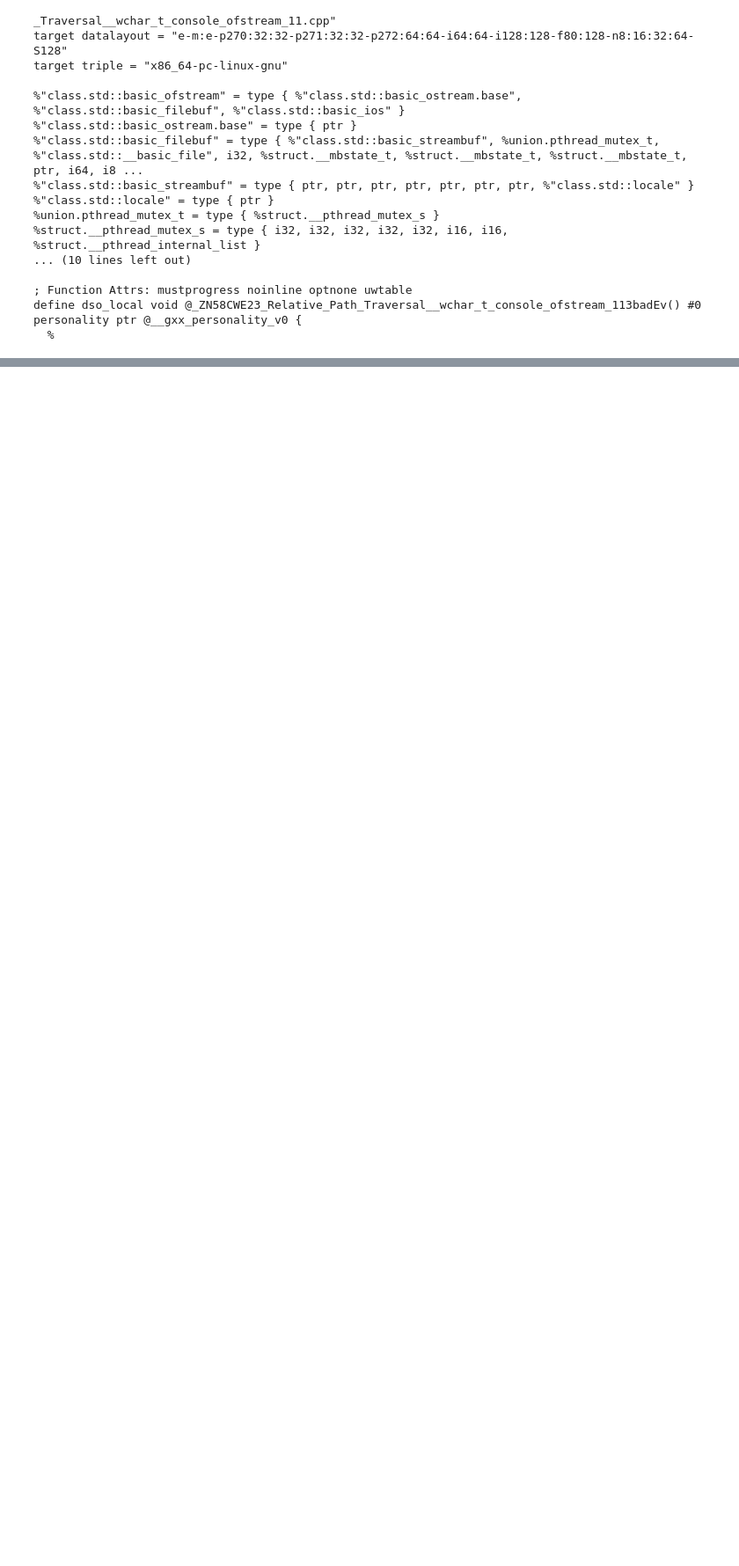
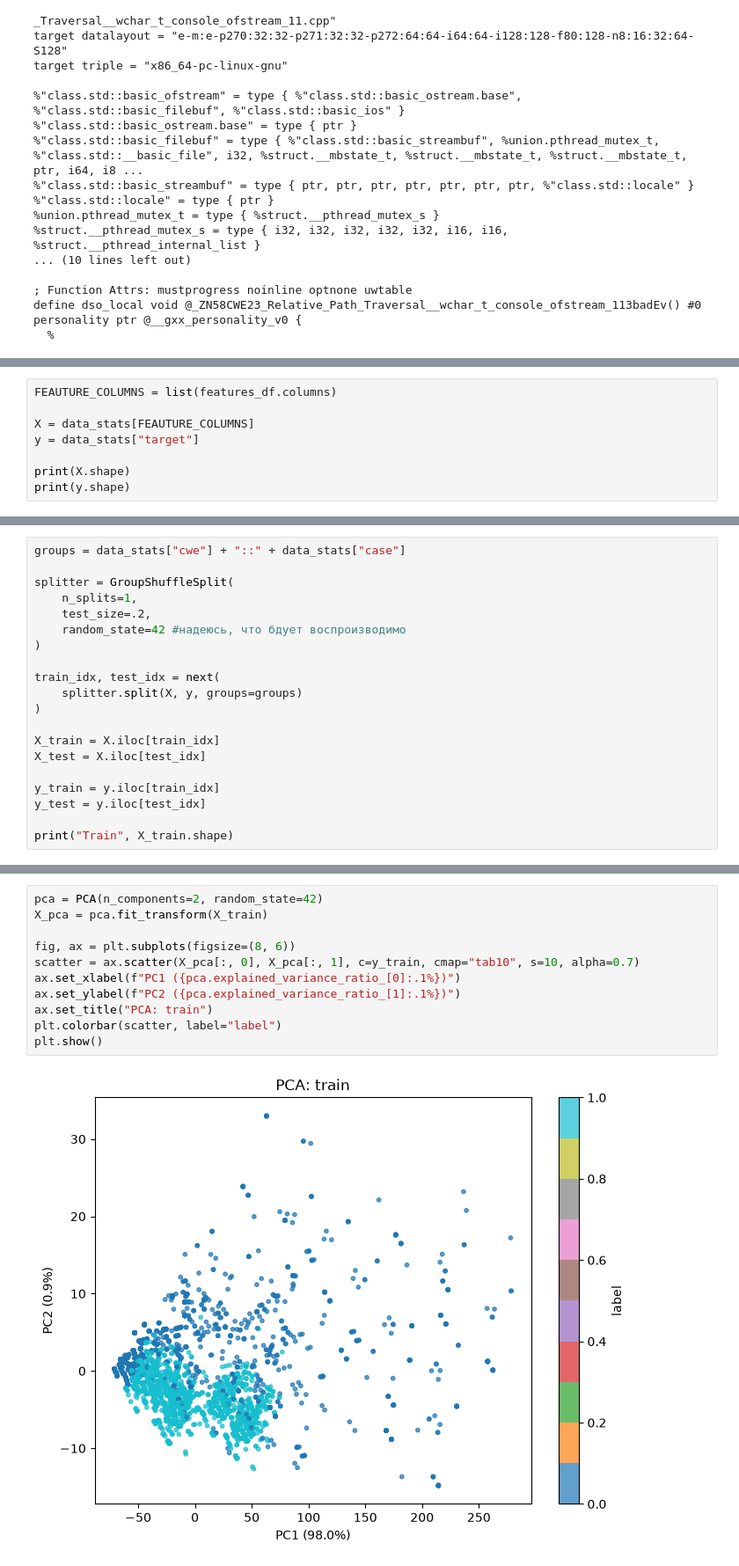
Before and after one commit to TimurGilmutpr/ml-guided-static-analysis, a Jupyter notebook: ML_part.ipynb, the cells around one changed output, grey strips where cells are left out. Shown at 88% size. Saved outputs shown, nothing was run; the diff lists cells and outputs as text; blank space fills up the shorter version.

```diff
--- a/ML_part.ipynb
+++ b/ML_part.ipynb
@@ -77,0 +290,8 @@ define dso_local void @_ZN58CWE23_Relative_Path_Traversal__wchar_t_console_ofstr
+# %%
+FEAUTURE_COLUMNS = list(features_df.columns)
+
+X = data_stats[FEAUTURE_COLUMNS]
+y = data_stats["target"]
+
+print(X.shape)
+print(y.shape)
@@ -77,0 +303,20 @@ define dso_local void @_ZN58CWE23_Relative_Path_Traversal__wchar_t_console_ofstr
+# %%
+groups = data_stats["cwe"] + "::" + data_stats["case"]
+
+splitter = GroupShuffleSplit(
+    n_splits=1,
+    test_size=.2,
+    random_state=42 #надеюсь, что бдует воспроизводимо
+)
+
+train_idx, test_idx = next(
+    splitter.split(X, y, groups=groups)
+)
+
+X_train = X.iloc[train_idx]
+X_test = X.iloc[test_idx]
+
+y_train = y.iloc[train_idx]
+y_test = y.iloc[test_idx]
+
+print("Train", X_train.shape)
@@ -77,0 +325,13 @@ define dso_local void @_ZN58CWE23_Relative_Path_Traversal__wchar_t_console_ofstr
+# %%
+pca = PCA(n_components=2, random_state=42)
+X_pca = pca.fit_transform(X_train)
+
+fig, ax = plt.subplots(figsize=(8, 6))
+scatter = ax.scatter(X_pca[:, 0], X_pca[:, 1], c=y_train, cmap="tab10", s=10, alpha=0.7)
+ax.set_xlabel(f"PC1 ({pca.explained_variance_ratio_[0]:.1%})")
+ax.set_ylabel(f"PC2 ({pca.explained_variance_ratio_[1]:.1%})")
+ax.set_title("PCA: train")
+plt.colorbar(scatter, label="label")
+plt.show()
+# %% [output]
+[figure, added]
```
Also changed, not shown: parts of 87 cells of this notebook, 8 other files.
